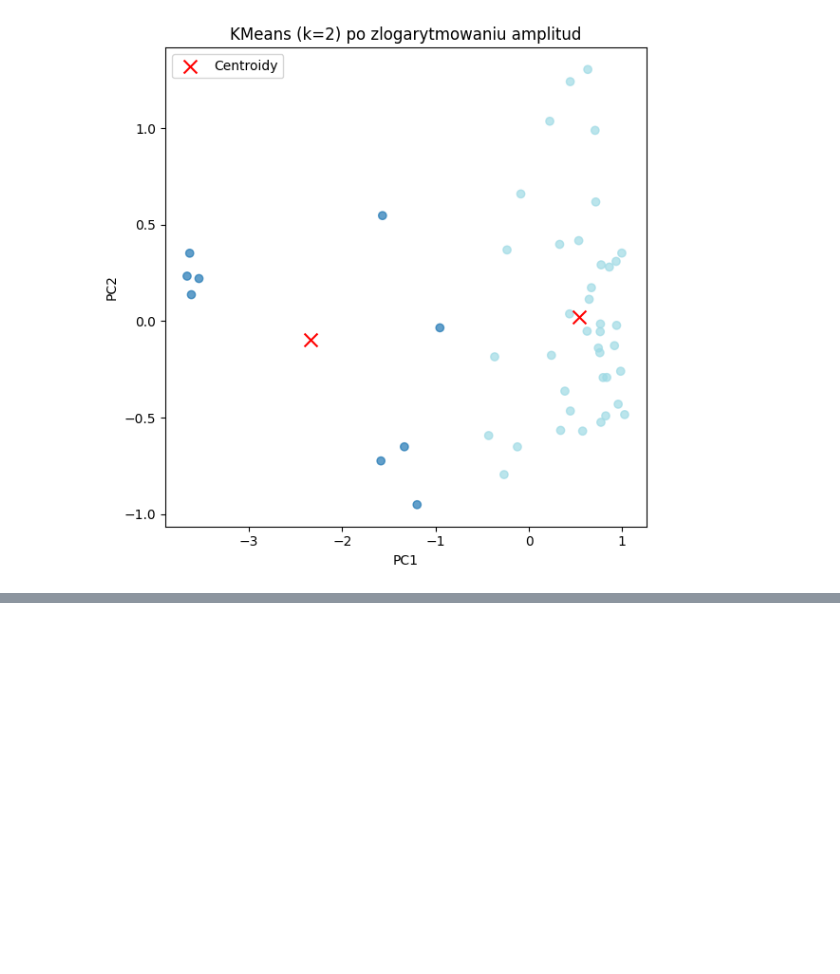
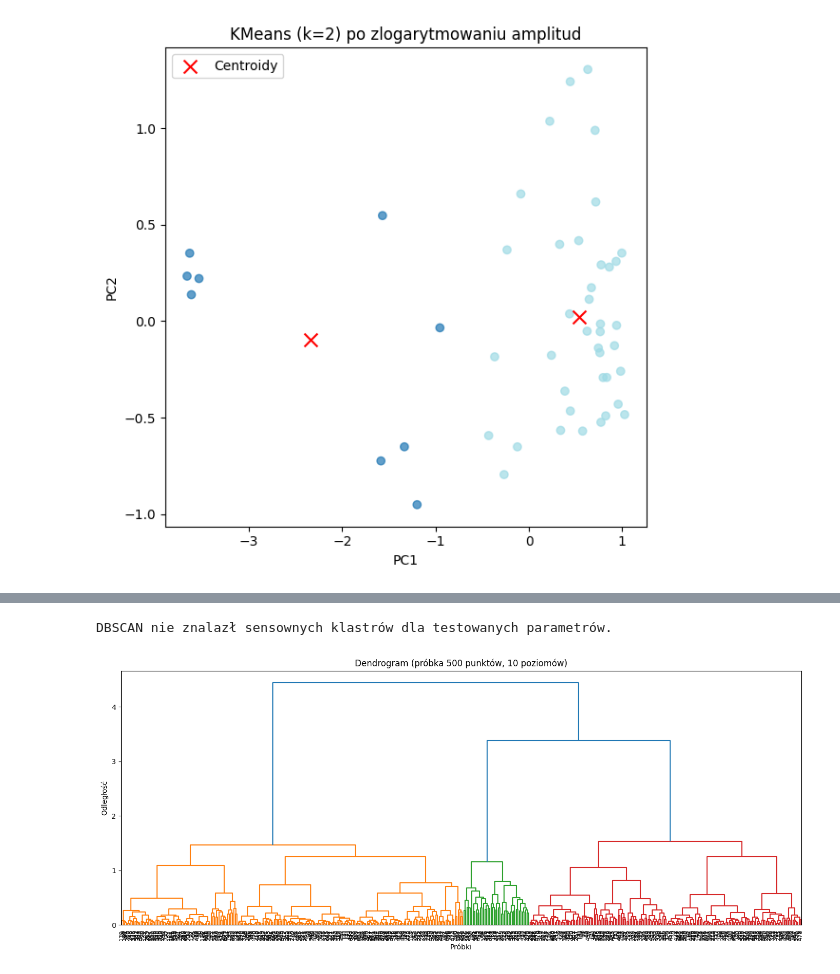
Before and after one commit to BartekAndree/2025_sus, a Jupyter notebook: 12/project.ipynb, the cells around one changed output, grey strips where cells are left out. Saved outputs shown, nothing was run; the diff lists cells and outputs as text; code cells hidden in the pictures; blank space fills up the shorter version.

```diff
--- a/12/project.ipynb
+++ b/12/project.ipynb
@@ -188,0 +353,62 @@ A może algorytm ma więcej racji od atrybutu decyzyjnego i ujawnia więcej, ni
+# %%
+# DBSCAN: eksperymentowanie z parametrami
+best_sil = -1
+best_dbscan = None
+for eps in [0.5, 1.0, 1.5, 2.0, 3.0]:
+    for min_samples in [5, 10, 20]:
+        db = DBSCAN(eps=eps, min_samples=min_samples)
+        labels = db.fit_predict(X_cont_log)
+        n_clusters = len(set(labels)) - (1 if -1 in labels else 0)
+        if n_clusters > 1:
+            sil = silhouette_score(X_cont_log, labels)
+            if sil > best_sil:
+                best_sil = sil
+                best_dbscan = (eps, min_samples, labels)
+
+if best_dbscan:
+    eps, min_samples, labels_db = best_dbscan
+    plt.figure(figsize=(7,6))
+    plt.scatter(X2d[:,0], X2d[:,1], c=labels_db, cmap='tab20', alpha=0.6, s=10)
+    plt.title(f'DBSCAN (eps={eps}, min_samples={min_samples}) w PCA 2D')
+    plt.xlabel('PC1')
+    plt.ylabel('PC2')
+    plt.tight_layout()
+    plt.show()
+else:
+    print('DBSCAN nie znalazł sensownych klastrów dla testowanych parametrów.')
+# %% [output]
+DBSCAN nie znalazł sensownych klastrów dla testowanych parametrów.
+# %%
+# AgglomerativeClustering: dendrogram i wizualizacja
+sample_size = 500
+np.random.seed(42)
+idx = np.random.choice(X_cont_log.shape[0], sample_size, replace=False)
+X_sample = X_cont_log[idx]
+agg = AgglomerativeClustering(distance_threshold=0, n_clusters=None, linkage='ward', compute_distances=True)
+agg.fit(X_sample)
+
+def plot_dendrogram(model, **kwargs):
+    counts = np.zeros(model.children_.shape[0])
+    n_samples = len(model.labels_)
+    for i, merge in enumerate(model.children_):
+        current_count = 0
+        for child_idx in merge:
+            if child_idx < n_samples:
+                current_count += 1
+            else:
+                current_count += counts[child_idx - n_samples]
+        counts[i] = current_count
+    linkage_matrix = np.column_stack([
+        model.children_, model.distances_, counts
+    ]).astype(float)
+    dendrogram(linkage_matrix, **kwargs)
+
+plt.figure(figsize=(14,6))
+plot_dendrogram(agg, truncate_mode='level', p=10, leaf_rotation=90, leaf_font_size=8)
+plt.title('Dendrogram (próbka 500 punktów, 10 poziomów)')
+plt.xlabel('Próbki')
+plt.ylabel('Odległość')
+plt.tight_layout()
+plt.show()
+# %% [output]
+[figure, added]
```
Also changed, not shown: parts of 10 cells of this notebook, 1 other file.
